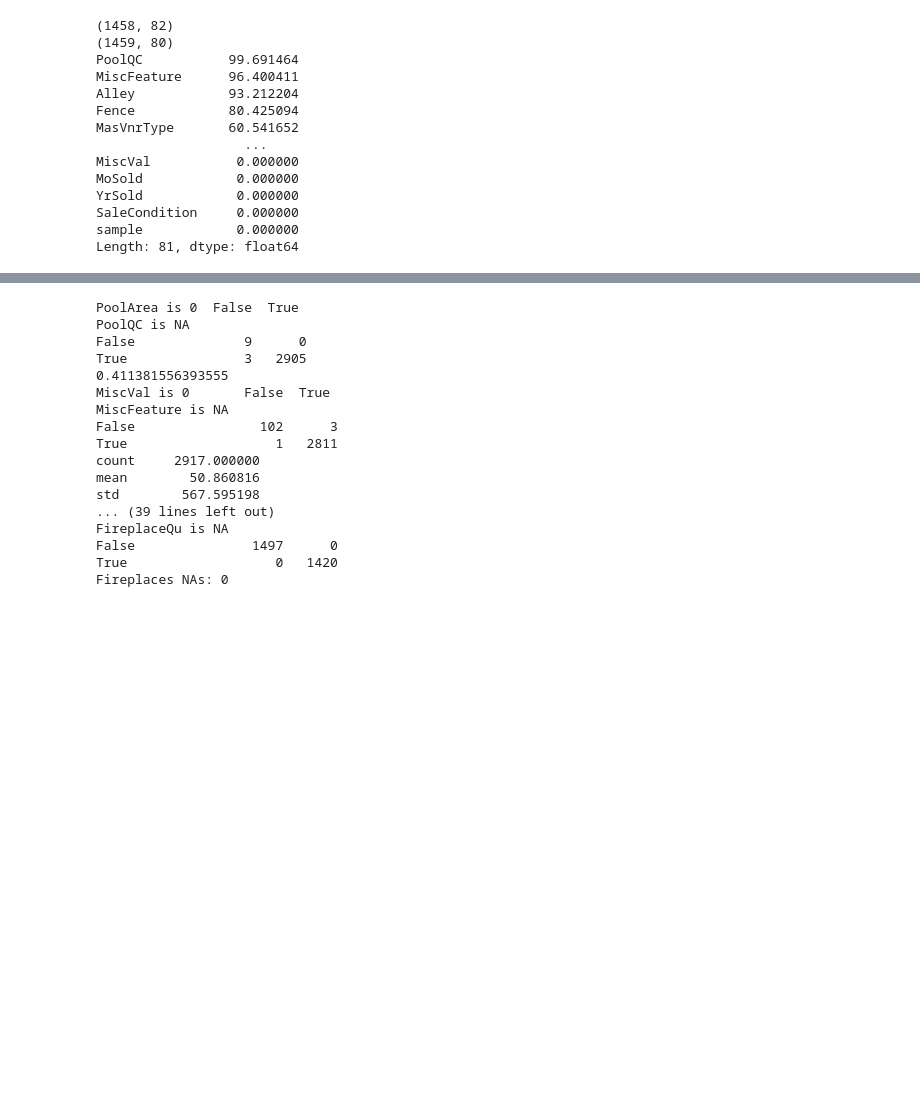
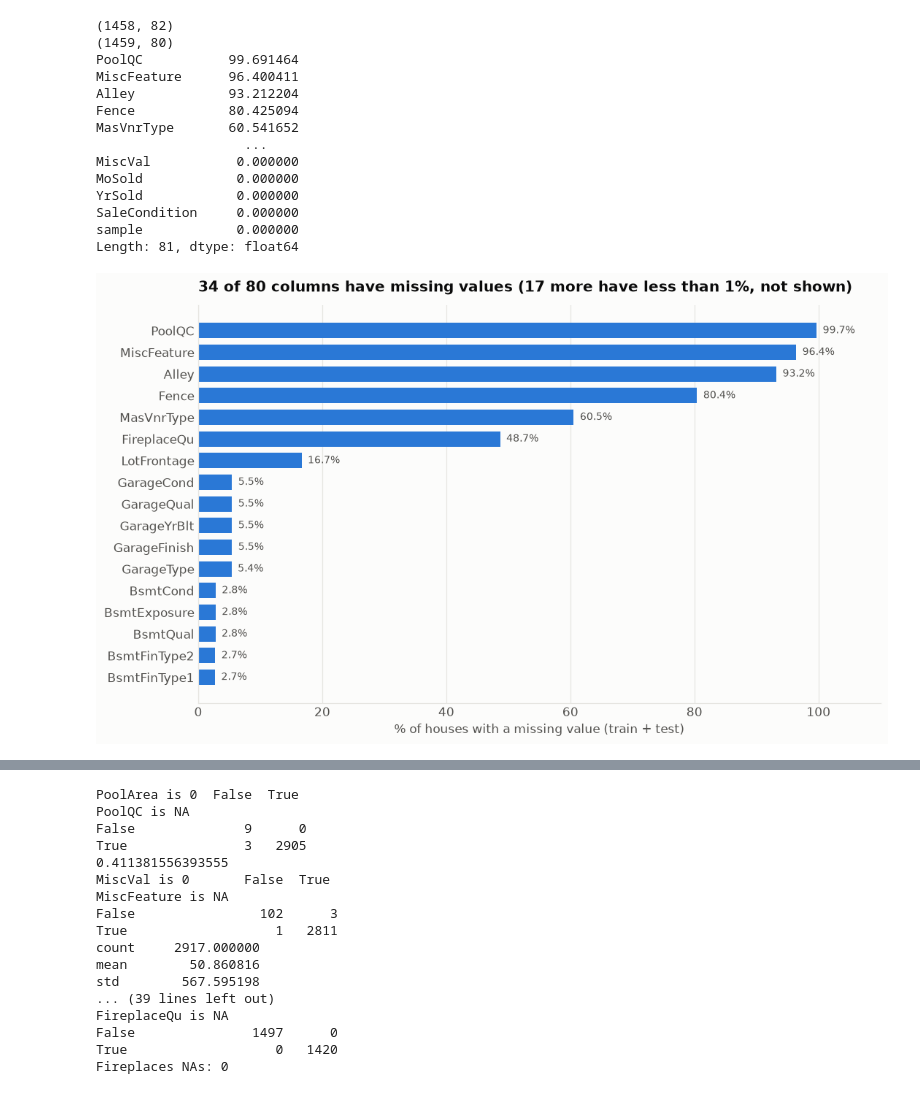
Before and after one commit to zarahelisa/ml_project_01, a Jupyter notebook: project_1_house_prices_zarah_dominguez.ipynb, the cells around one changed output, grey strips where cells are left out. Drawn from its saved outputs; the diff is of its cells as text; code cells hidden in the pictures; blank space fills up the shorter version.

```diff
--- a/project_1_house_prices_zarah_dominguez.ipynb
+++ b/project_1_house_prices_zarah_dominguez.ipynb
@@ -135,3 +225,21 @@ YrSold            0.000000
 SaleCondition     0.000000
 sample            0.000000
 Length: 81, dtype: float64
+# %%
+# Which columns have missing values, and how many?
+missing_all = missing_percentages[missing_percentages > 0]
+missing = missing_all[missing_all >= 1].sort_values()   # columns with >= 1% missing
+
+fig, ax = plt.subplots(figsize=(10, 6))
+ax.barh(missing.index, missing.values, color=BLUE, height=0.7)
+ax.set_xlabel('% of houses with a missing value (train + test)')
+ax.set_title(f'{len(missing_all)} of {all_data.shape[1] - 1} columns have missing values '
+             f'({len(missing_all) - len(missing)} more have less than 1%, not shown)')
+ax.grid(axis='y', visible=False)
+ax.set_xlim(0, 110)
+for y_pos, v in enumerate(missing.values):
+        ax.text(v + 1, y_pos, f'{v:.1f}%', va='center', fontsize=9, color=INK_2)
+plt.tight_layout()
+plt.show()
+# %% [output]
+[figure, added]
```
Also changed, not shown: parts of 26 cells of this notebook, 1 other file.
